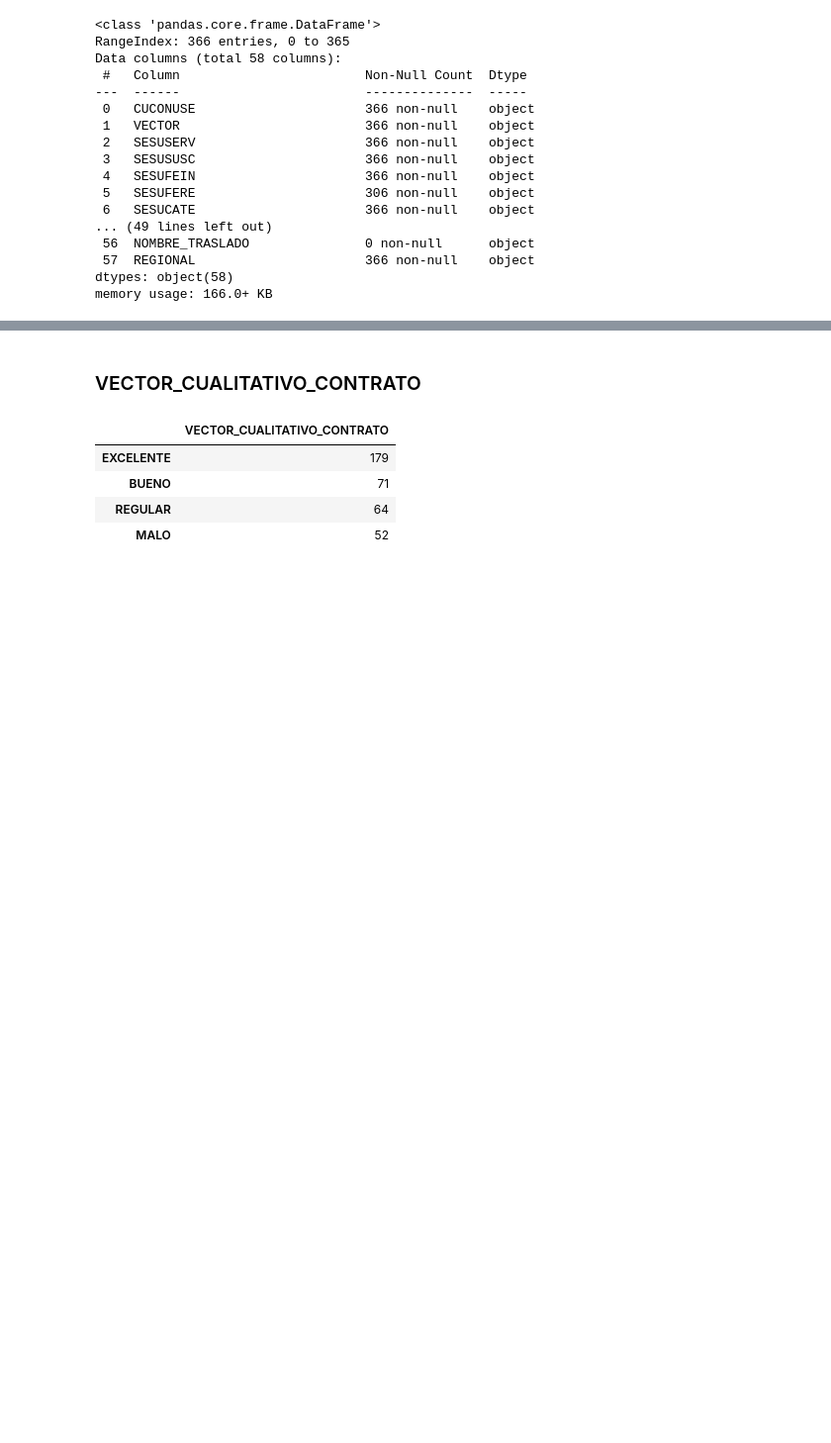
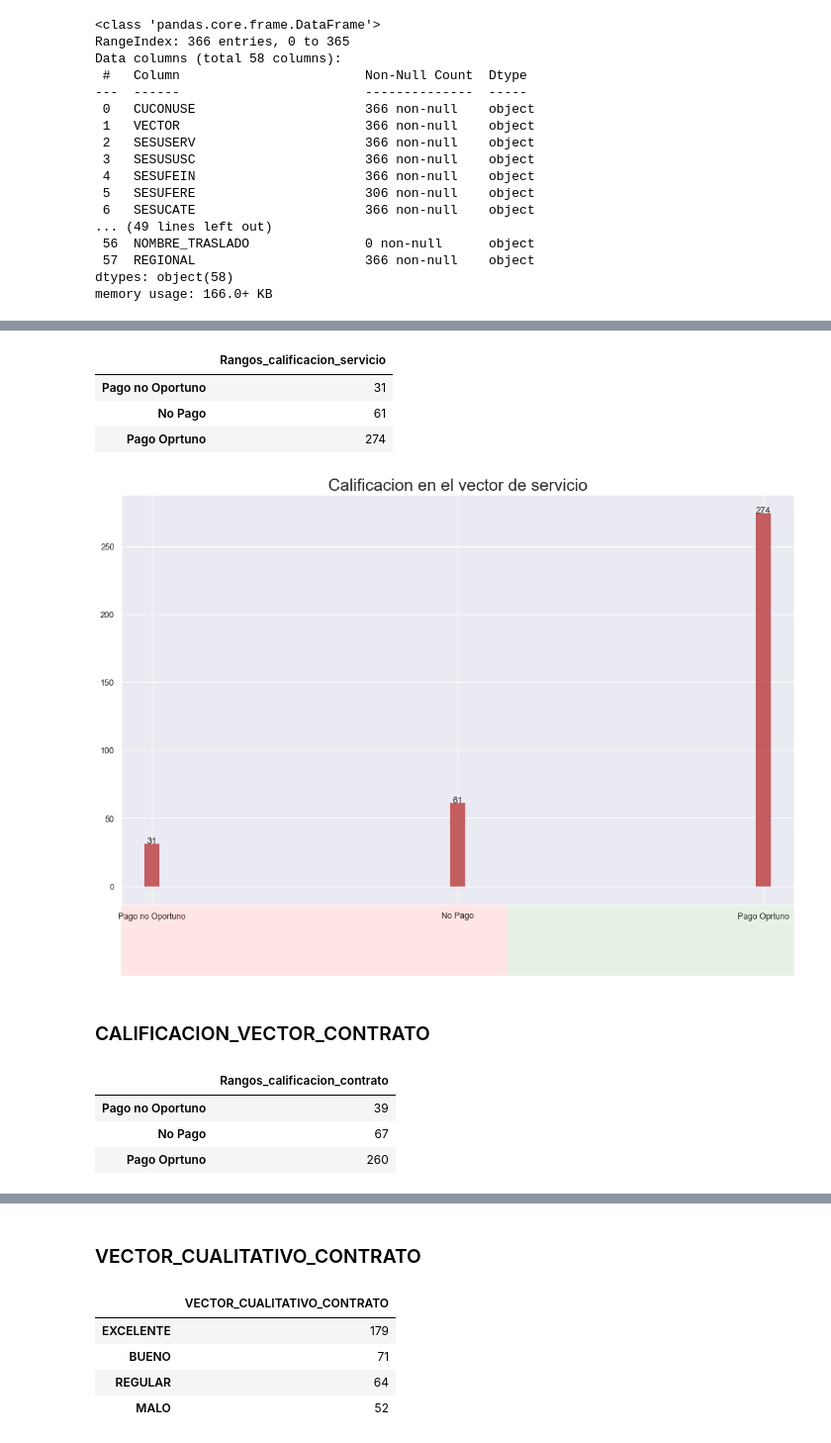
Before and after one commit to hsepulvedaj/proyecto_integrador, a Jupyter notebook: ProyectoIntegrador_descriptivo.ipynb, the cells around one changed output, grey strips where cells are left out. Shown at 99% size. Cells and saved outputs as stored; diff of their text form; code cells hidden in the pictures; blank space fills up the shorter version.

```diff
--- a/ProyectoIntegrador_descriptivo.ipynb
+++ b/ProyectoIntegrador_descriptivo.ipynb
@@ -73,0 +173,39 @@ memory usage: 166.0+ KB
+# %%
+criteria = [calificacion_servicio.between(75, 100), calificacion_servicio.between(60, 74), calificacion_servicio.between(0, 59)]
+values = ['Pago Oprtuno', 'Pago no Oportuno', 'No Pago']
+
+df['Rangos_calificacion_servicio'] = np.select(criteria, values, 0)
+
+calificacion_servicio = df['Rangos_calificacion_servicio'].value_counts()
+calificacion_servicio = calificacion_servicio.to_frame()
+calificacion_servicio = calificacion_servicio.sort_values(by = 'Rangos_calificacion_servicio', ascending=True)
+calificacion_servicio.head()
+# %% [output]
+|  | Rangos_calificacion_servicio |
+| Pago no Oportuno | 31 |
+| No Pago | 61 |
+| Pago Oprtuno | 274 |
+# %%
+fig, ax = plt.subplots(figsize=(16,10), facecolor='white', dpi= 80)
+ax.vlines(x=calificacion_servicio.index, ymin=0, ymax=calificacion_servicio.Rangos_calificacion_servicio, color='firebrick', alpha=0.7, linewidth=20)
+
+# Annotate Text
+for i, calificacion_servicio in enumerate(calificacion_servicio.Rangos_calificacion_servicio):
+    ax.text(i, calificacion_servicio+0.5, round(calificacion_servicio, 1), horizontalalignment='center')
+
+
+# Title, Label, Ticks and Ylim
+ax.set_title('Calificacion en el vector de servicio', fontdict={'size':22})
+#ax.set(ylabel='Frecuencia', ylim=(0, 30))
+#plt.xticks(vector_cualitativo.index, vector_cualitativo.index, rotation=60, horizontalalignment='right', fontsize=12)
+
+# Add patches to color the X axis labels
+p1 = patches.Rectangle((.57, -0.005), width=.33, height=.13, alpha=.1, facecolor='green', transform=fig.transFigure)
+p2 = patches.Rectangle((.124, -0.005), width=.446, height=.13, alpha=.1, facecolor='red', transform=fig.transFigure)
+fig.add_artist(p1)
+fig.add_artist(p2)
+plt.show()
+# %% [output]
+[figure, added]
+# %% [markdown]
+### CALIFICACION_VECTOR_CONTRATO
@@ -73,0 +215,15 @@ memory usage: 166.0+ KB
+# %%
+criteria = [calificacion_contrato.between(75, 100), calificacion_contrato.between(60, 74), calificacion_contrato.between(0, 59)]
+values = ['Pago Oprtuno', 'Pago no Oportuno', 'No Pago']
+
+df['Rangos_calificacion_contrato'] = np.select(criteria, values, 0)
+
+calificacion_contrato = df['Rangos_calificacion_contrato'].value_counts()
+calificacion_contrato = calificacion_contrato.to_frame()
+calificacion_contrato = calificacion_contrato.sort_values(by = 'Rangos_calificacion_contrato', ascending=True)
+calificacion_contrato.head()
+# %% [output]
+|  | Rangos_calificacion_contrato |
+| Pago no Oportuno | 39 |
+| No Pago | 67 |
+| Pago Oprtuno | 260 |
```
Also changed, not shown: parts of 27 cells of this notebook.
